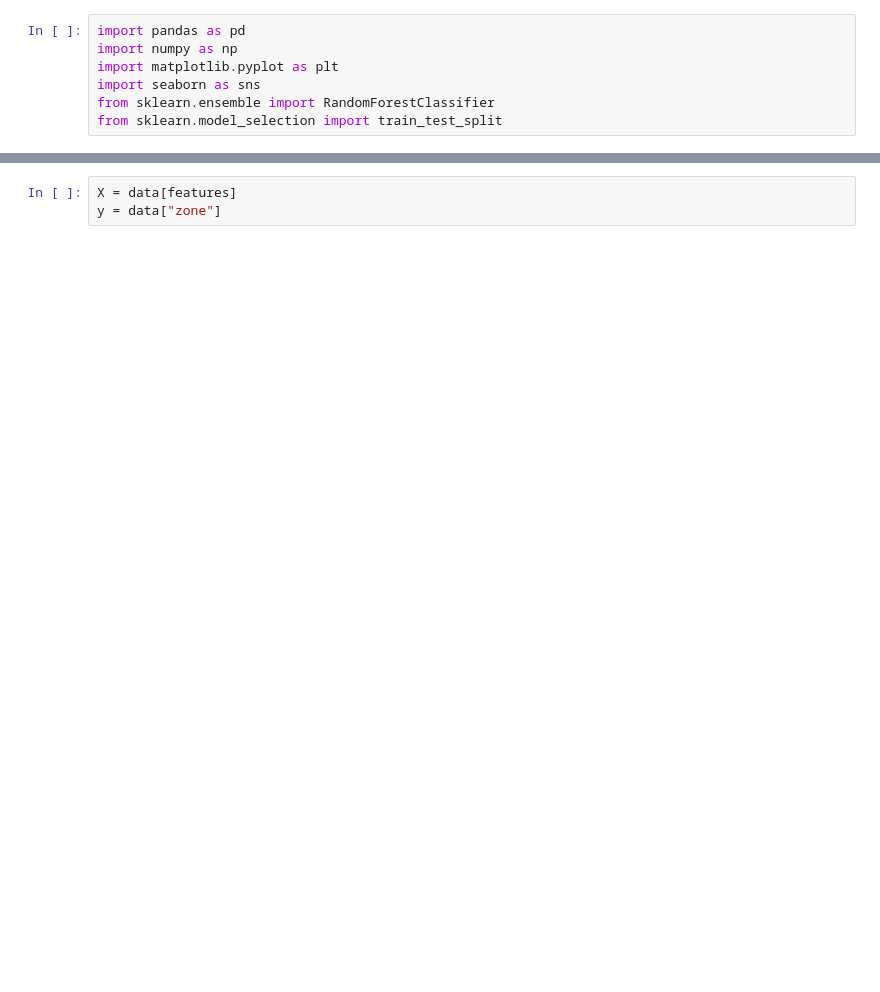
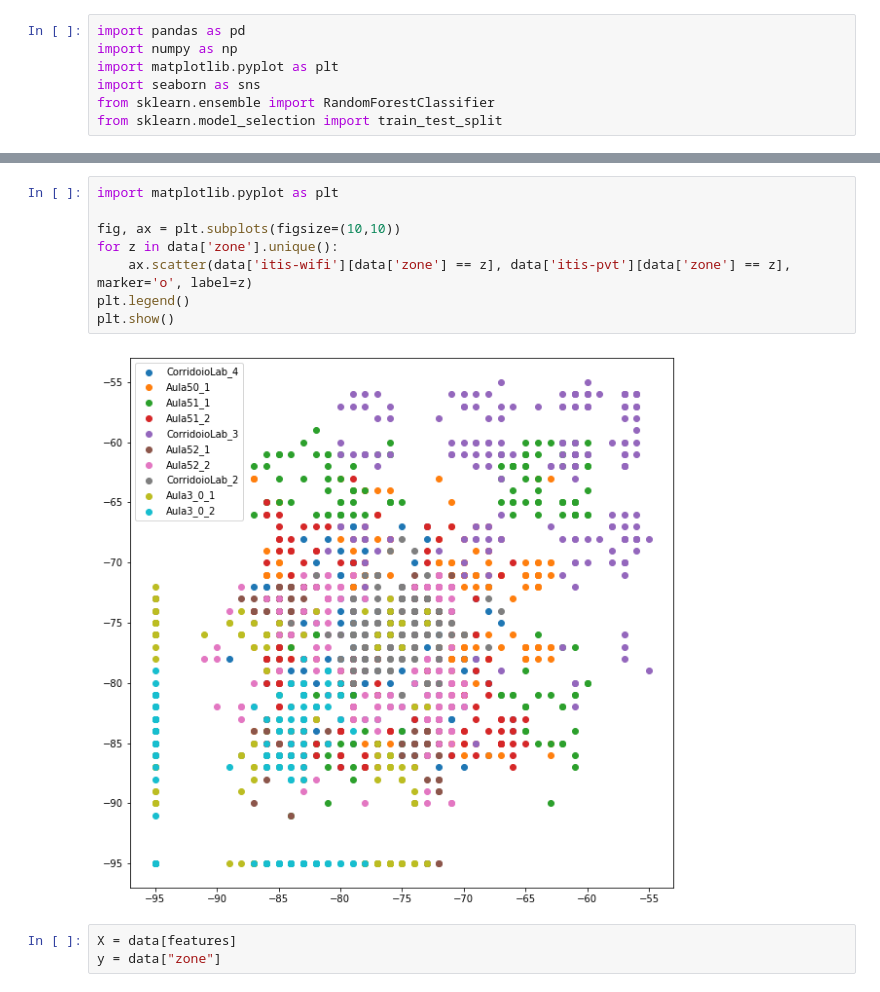
Before and after one commit to cassis-squad/src, a Jupyter notebook: models/wifi/modello/RandomForestNetClassifier.ipynb, the cells around one changed output, grey strips where cells are left out. Saved outputs shown, nothing was run; the diff lists cells and outputs as text; blank space fills up the shorter version.

```diff
--- a/models/wifi/modello/RandomForestNetClassifier.ipynb
+++ b/models/wifi/modello/RandomForestNetClassifier.ipynb
@@ -27,3 +68,13 @@ array(['itis-wifi2', 'AP_ITISLI03_5.0', 'AP_ITISLI02', 'AP_ITISLI03_2.5',
+# %%
+import matplotlib.pyplot as plt
+
+fig, ax = plt.subplots(figsize=(10,10))
+for z in data['zone'].unique():
+    ax.scatter(data['itis-wifi'][data['zone'] == z], data['itis-pvt'][data['zone'] == z], marker='o', label=z)
+plt.legend()
+plt.show()
+# %% [output]
+[figure, added]
 # %%
 X = data[features]
 y = data["zone"]
```
Also changed, not shown: parts of 12 cells of this notebook.
